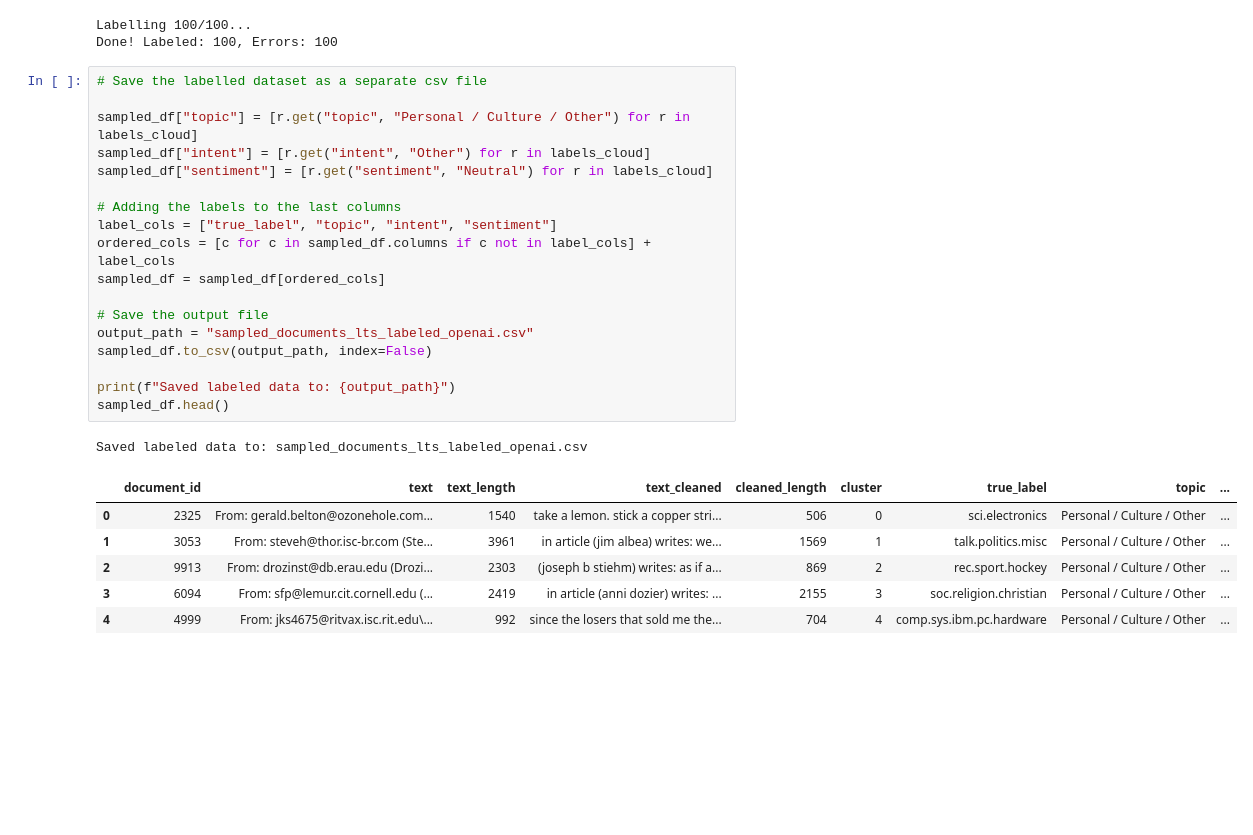
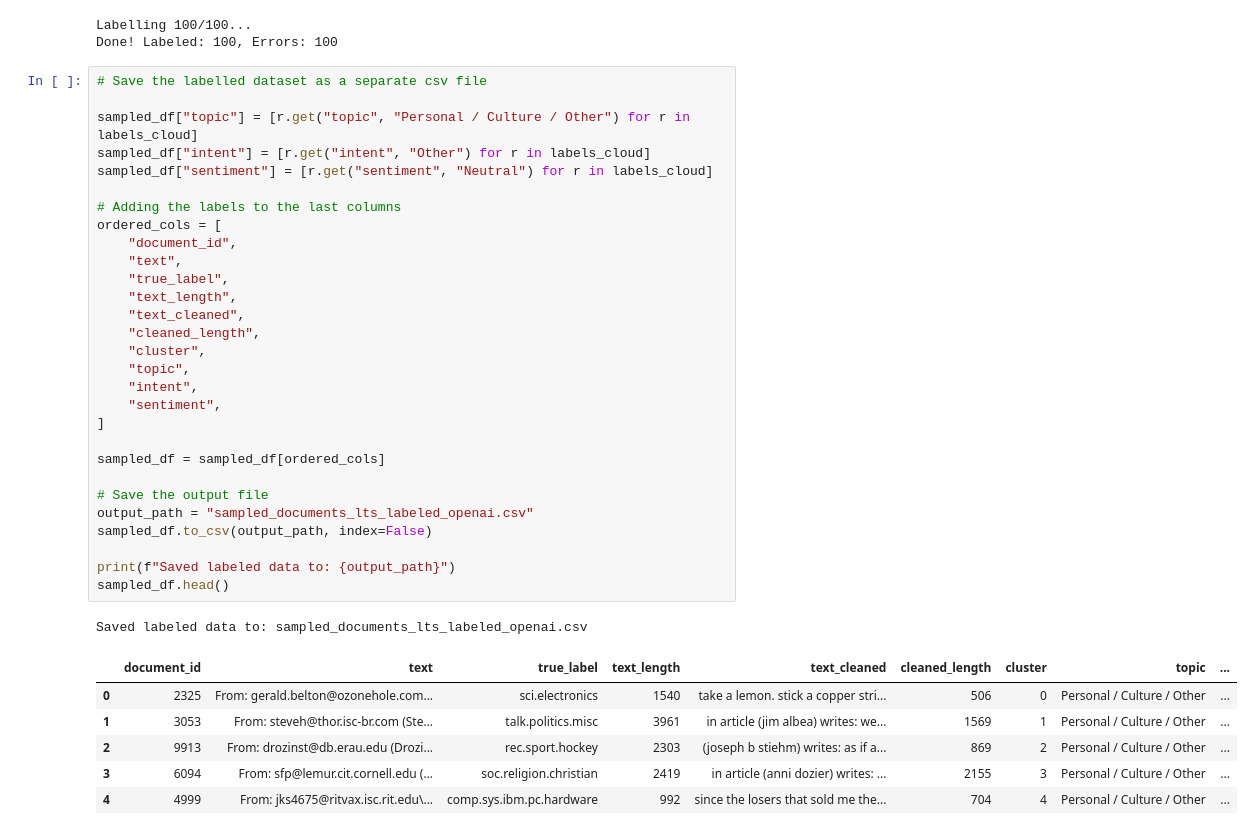
Before and after one commit to Ambica06/lts-generalise, a Jupyter notebook: main.ipynb, the cells around one changed output. Saved outputs shown, nothing was run; the diff lists cells and outputs as text; blank space fills up the shorter version.

Commit message:
Updated main.ipynb to reorder the column labels again

```diff
--- a/main.ipynb
+++ b/main.ipynb
@@ -485,26 +485,37 @@ Done! Labeled: 100, Errors: 100
 # %%
 # Save the labelled dataset as a separate csv file
 
 sampled_df["topic"] = [r.get("topic", "Personal / Culture / Other") for r in labels_cloud]
 sampled_df["intent"] = [r.get("intent", "Other") for r in labels_cloud]
 sampled_df["sentiment"] = [r.get("sentiment", "Neutral") for r in labels_cloud]
 
 # Adding the labels to the last columns
-label_cols = ["true_label", "topic", "intent", "sentiment"]
-ordered_cols = [c for c in sampled_df.columns if c not in label_cols] + label_cols
+ordered_cols = [
+    "document_id",
+    "text",
+    "true_label",
+    "text_length",
+    "text_cleaned",
+    "cleaned_length",
+    "cluster",
+    "topic",
+    "intent",
+    "sentiment",
+]
+
 sampled_df = sampled_df[ordered_cols]
 
 # Save the output file
 output_path = "sampled_documents_lts_labeled_openai.csv"
 sampled_df.to_csv(output_path, index=False)
 
 print(f"Saved labeled data to: {output_path}")
 sampled_df.head()
 # %% [output]
 Saved labeled data to: sampled_documents_lts_labeled_openai.csv
-|  | document_id | text | text_length | text_cleaned | cleaned_length | cluster | true_label | topic | ... |
-| 0 | 2325 | From: gerald.belton@ozonehole.com... | 1540 | take a lemon. stick a copper stri... | 506 | 0 | sci.electronics | Personal / Culture / Other | ... |
-| 1 | 3053 | From: steveh@thor.isc-br.com (Ste... | 3961 | in article (jim albea) writes: we... | 1569 | 1 | talk.politics.misc | Personal / Culture / Other | ... |
-| 2 | 9913 | From: drozinst@db.erau.edu (Drozi... | 2303 | (joseph b stiehm) writes: as if a... | 869 | 2 | rec.sport.hockey | Personal / Culture / Other | ... |
-| 3 | 6094 | From: sfp@lemur.cit.cornell.edu (... | 2419 | in article (anni dozier) writes: ... | 2155 | 3 | soc.religion.christian | Personal / Culture / Other | ... |
-| 4 | 4999 | From: jks4675@ritvax.isc.rit.edu\... | 992 | since the losers that sold me the... | 704 | 4 | comp.sys.ibm.pc.hardware | Personal / Culture / Other | ... |
+|  | document_id | text | true_label | text_length | text_cleaned | cleaned_length | cluster | topic | ... |
+| 0 | 2325 | From: gerald.belton@ozonehole.com... | sci.electronics | 1540 | take a lemon. stick a copper stri... | 506 | 0 | Personal / Culture / Other | ... |
+| 1 | 3053 | From: steveh@thor.isc-br.com (Ste... | talk.politics.misc | 3961 | in article (jim albea) writes: we... | 1569 | 1 | Personal / Culture / Other | ... |
+| 2 | 9913 | From: drozinst@db.erau.edu (Drozi... | rec.sport.hockey | 2303 | (joseph b stiehm) writes: as if a... | 869 | 2 | Personal / Culture / Other | ... |
+| 3 | 6094 | From: sfp@lemur.cit.cornell.edu (... | soc.religion.christian | 2419 | in article (anni dozier) writes: ... | 2155 | 3 | Personal / Culture / Other | ... |
+| 4 | 4999 | From: jks4675@ritvax.isc.rit.edu\... | comp.sys.ibm.pc.hardware | 992 | since the losers that sold me the... | 704 | 4 | Personal / Culture / Other | ... |
```
